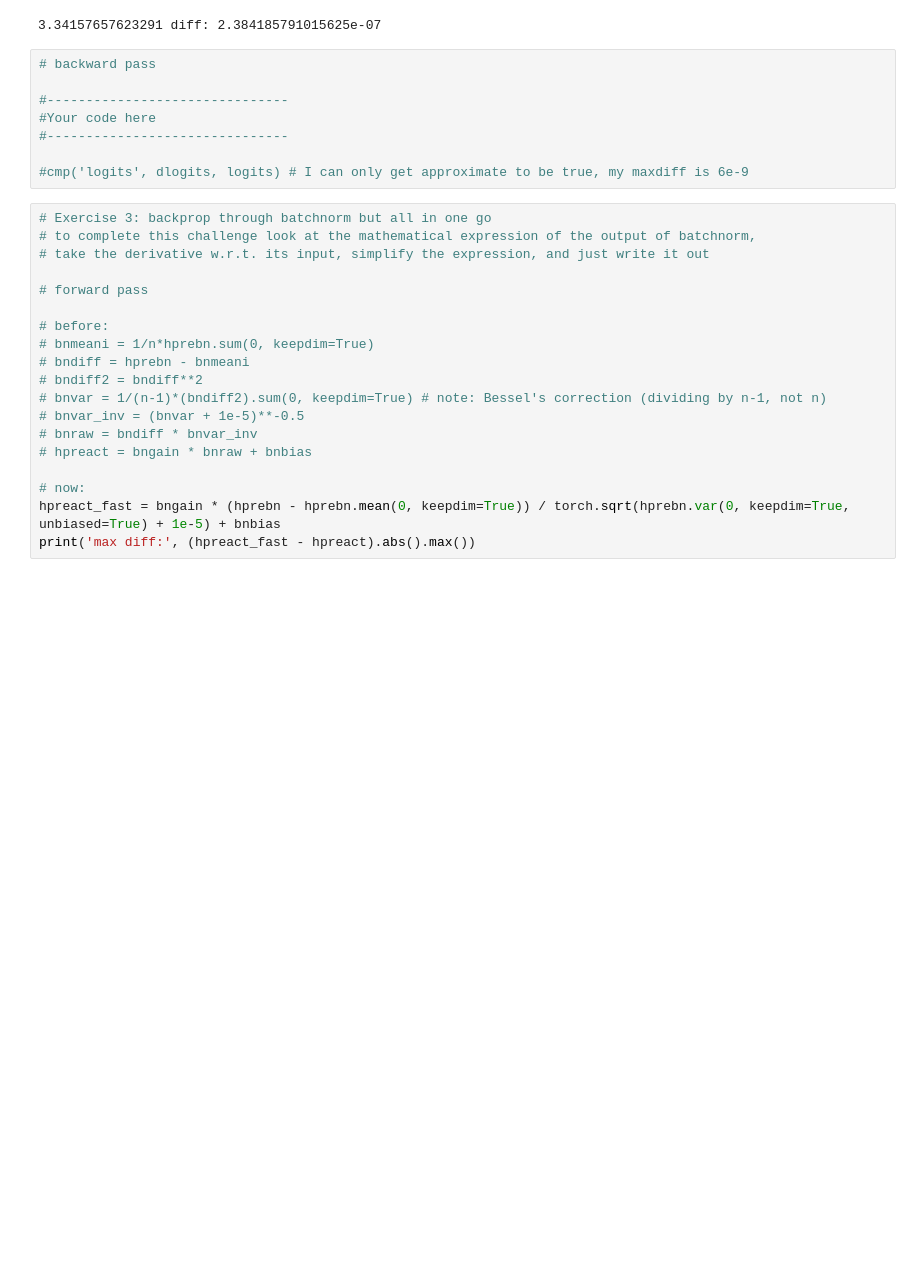
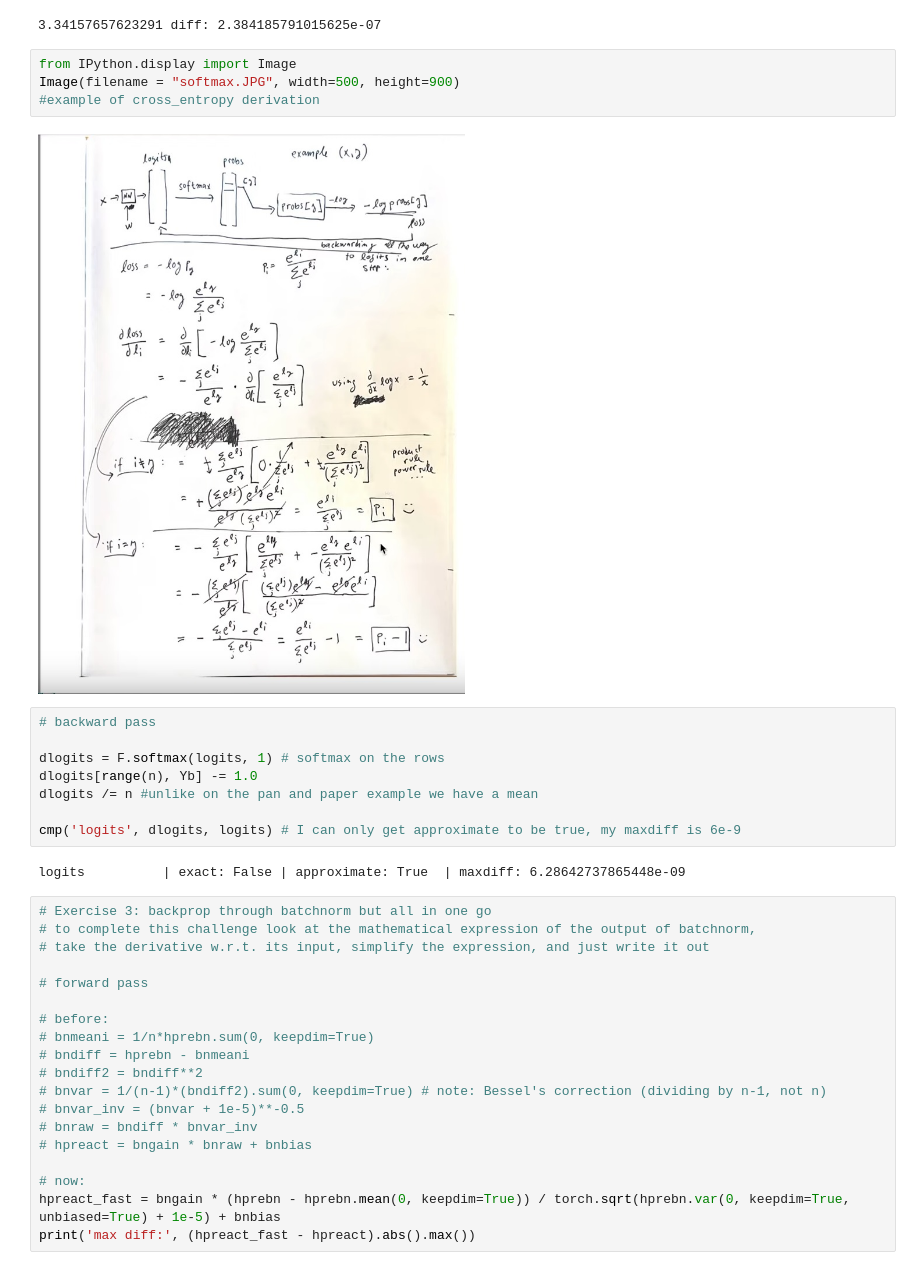
Before and after one commit to popescualexandrucristian/andrej_karpathy_ai_trainining_2024, a Jupyter notebook: building_makemore/the_spelled-out_intro_to_language_modeling_building_makemore_06.ipynb, the cells around one changed output. Cells and saved outputs as stored; diff of their text form; blank space fills up the shorter version.

```diff
--- a/building_makemore/the_spelled-out_intro_to_language_modeling_building_makemore_06.ipynb
+++ b/building_makemore/the_spelled-out_intro_to_language_modeling_building_makemore_06.ipynb
@@ -305,14 +305,22 @@ loss_fast = F.cross_entropy(logits, Yb)
 print(loss_fast.item(), 'diff:', (loss_fast - loss).item())
 # %% [output]
 3.34157657623291 diff: 2.384185791015625e-07
+# %%
+from IPython.display import Image
+Image(filename = "softmax.JPG", width=500, height=900)
+#example of cross_entropy derivation
+# %% [output]
+[figure, added]
 # %%
 # backward pass
 
-#-------------------------------
-#Your code here
-#-------------------------------
+dlogits = F.softmax(logits, 1) # softmax on the rows
+dlogits[range(n), Yb] -= 1.0
+dlogits /= n #unlike on the pan and paper example we have a mean
 
-#cmp('logits', dlogits, logits) # I can only get approximate to be true, my maxdiff is 6e-9
+cmp('logits', dlogits, logits) # I can only get approximate to be true, my maxdiff is 6e-9
+# %% [output]
+logits          | exact: False | approximate: True  | maxdiff: 6.28642737865448e-09
 # %%
 # Exercise 3: backprop through batchnorm but all in one go
 # to complete this challenge look at the mathematical expression of the output of batchnorm,
```
Also changed, not shown: parts of 6 cells of this notebook, 2 other files.
